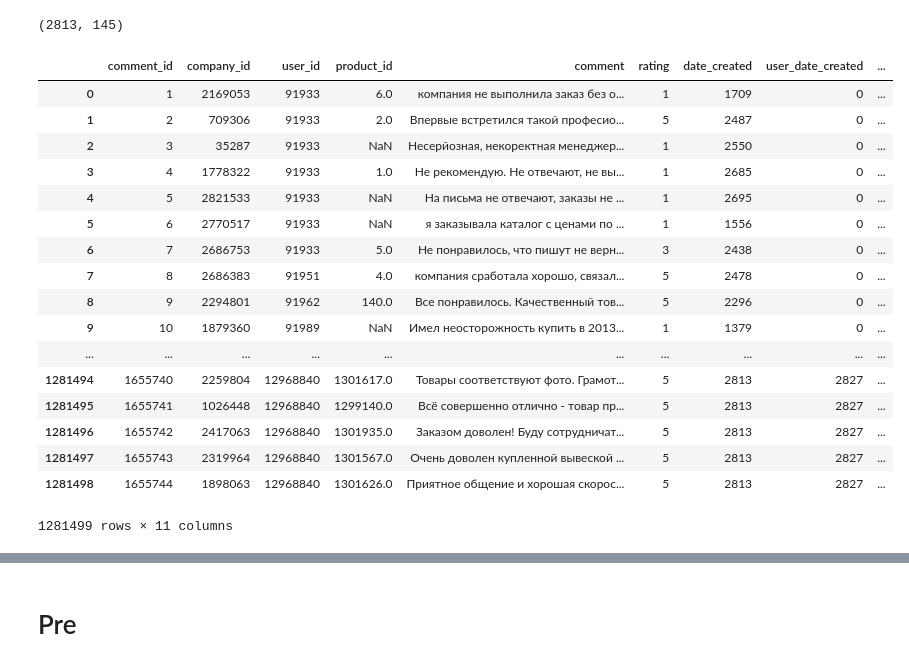
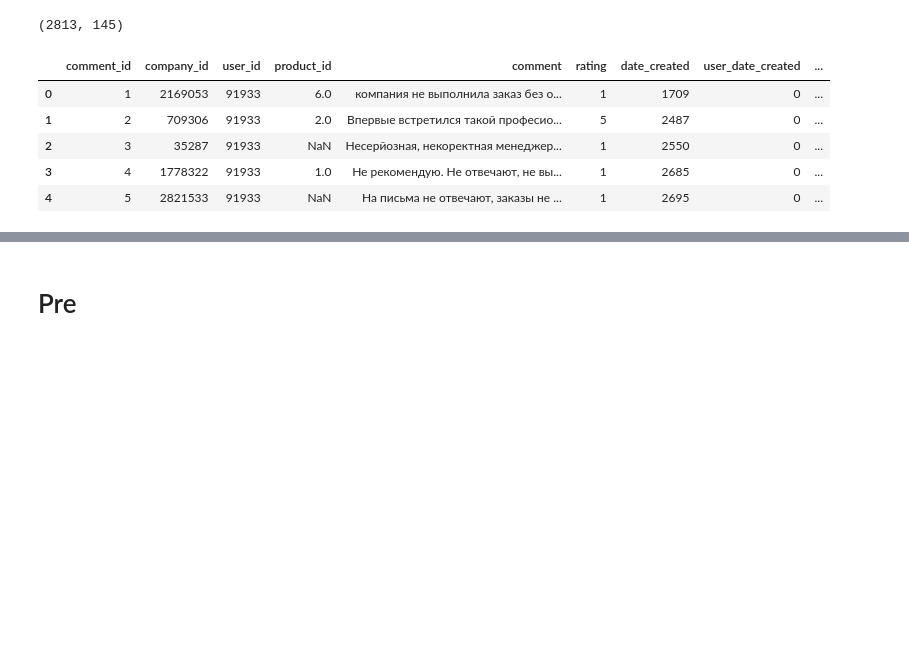
Before and after one commit to AfterPartyUDS/AI_Booster, a Jupyter notebook: Yakuben.ipynb, the cells around one changed output, grey strips where cells are left out. Saved outputs shown, nothing was run; the diff lists cells and outputs as text; code cells hidden in the pictures; blank space fills up the shorter version.

```diff
--- a/Yakuben.ipynb
+++ b/Yakuben.ipynb
@@ -23,26 +23,14 @@ train.shape , test.shape
 # %% [output]
 (2813, 145)
 # %%
-train
+train.head()
 # %% [output]
 |  | comment_id | company_id | user_id | product_id | comment | rating | date_created | user_date_created | ... |
 | 0 | 1 | 2169053 | 91933 | 6.0 | компания не выполнила заказ без о... | 1 | 1709 | 0 | ... |
 | 1 | 2 | 709306 | 91933 | 2.0 | Впервые встретился такой професио... | 5 | 2487 | 0 | ... |
 | 2 | 3 | 35287 | 91933 | NaN | Несерйозная, некоректная менеджер... | 1 | 2550 | 0 | ... |
 | 3 | 4 | 1778322 | 91933 | 1.0 | Не рекомендую. Не отвечают, не вы... | 1 | 2685 | 0 | ... |
 | 4 | 5 | 2821533 | 91933 | NaN | На письма не отвечают, заказы не ... | 1 | 2695 | 0 | ... |
-| 5 | 6 | 2770517 | 91933 | NaN | я заказывала каталог с ценами по ... | 1 | 1556 | 0 | ... |
-| 6 | 7 | 2686753 | 91933 | 5.0 | Не понравилось, что пишут не верн... | 3 | 2438 | 0 | ... |
-| 7 | 8 | 2686383 | 91951 | 4.0 | компания сработала хорошо, связал... | 5 | 2478 | 0 | ... |
-| 8 | 9 | 2294801 | 91962 | 140.0 | Все понравилось. Качественный тов... | 5 | 2296 | 0 | ... |
-| 9 | 10 | 1879360 | 91989 | NaN | Имел неосторожность купить в 2013... | 1 | 1379 | 0 | ... |
-| ... | ... | ... | ... | ... | ... | ... | ... | ... | ... |
-| 1281494 | 1655740 | 2259804 | 12968840 | 1301617.0 | Товары соответствуют фото. Грамот... | 5 | 2813 | 2827 | ... |
-| 1281495 | 1655741 | 1026448 | 12968840 | 1299140.0 | Всё совершенно отлично - товар пр... | 5 | 2813 | 2827 | ... |
-| 1281496 | 1655742 | 2417063 | 12968840 | 1301935.0 | Заказом доволен! Буду сотрудничат... | 5 | 2813 | 2827 | ... |
-| 1281497 | 1655743 | 2319964 | 12968840 | 1301567.0 | Очень доволен купленной вывеской ... | 5 | 2813 | 2827 | ... |
-| 1281498 | 1655744 | 1898063 | 12968840 | 1301626.0 | Приятное общение и хорошая скорос... | 5 | 2813 | 2827 | ... |
-1281499 rows × 11 columns
 # %%
 test
 # %% [output]
```
Also changed, not shown: parts of 11 cells of this notebook.
